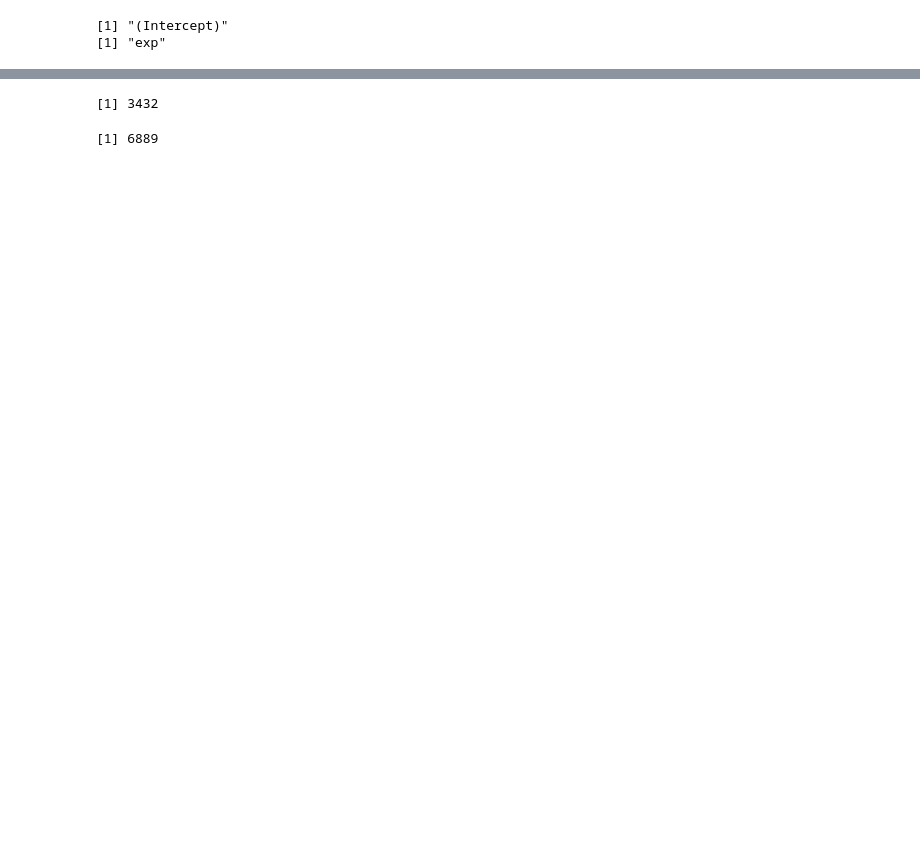
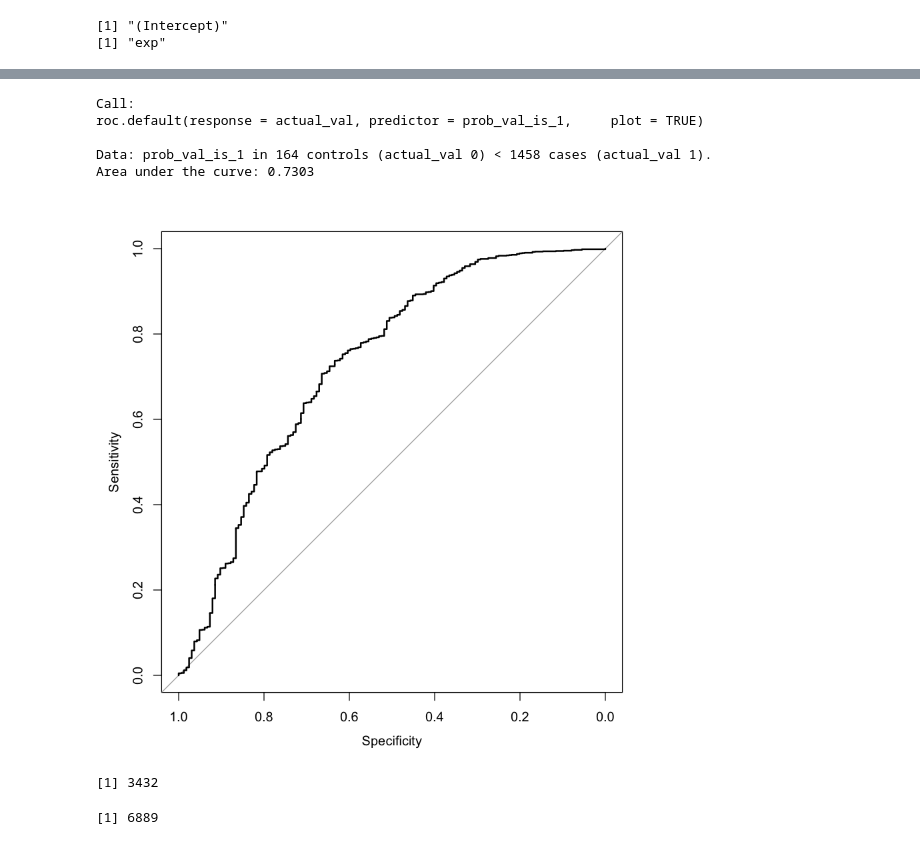
Before and after one commit to ZoeVance/data_cleaning_backup, a Jupyter notebook: R stats.ipynb, the cells around one changed output, grey strips where cells are left out. Drawn from its saved outputs; the diff is of its cells as text; code cells hidden in the pictures; blank space fills up the shorter version.

```diff
--- a/R stats.ipynb
+++ b/R stats.ipynb
@@ -255,3 +288,14 @@ lines(x1,y1)
+# %%
+# install.packages('pROC')
+library(pROC)
+roc(actual_val, prob_val_is_1, plot = TRUE)
+# %% [output]
+Call:
+roc.default(response = actual_val, predictor = prob_val_is_1,     plot = TRUE)
+
+Data: prob_val_is_1 in 164 controls (actual_val 0) < 1458 cases (actual_val 1).
+Area under the curve: 0.7303
+[figure, added]
 # %%
 test <- final_df[5001:nrow(final_df),]
 # %%
```
Also changed, not shown: parts of 19 cells of this notebook, 3 other files.
